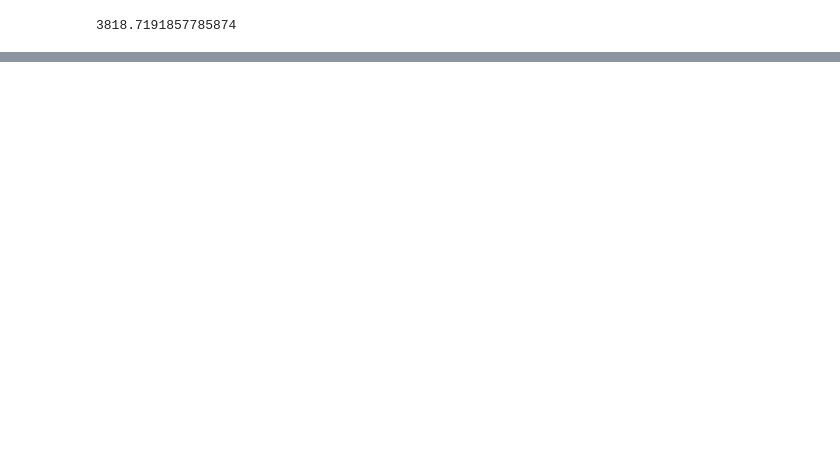
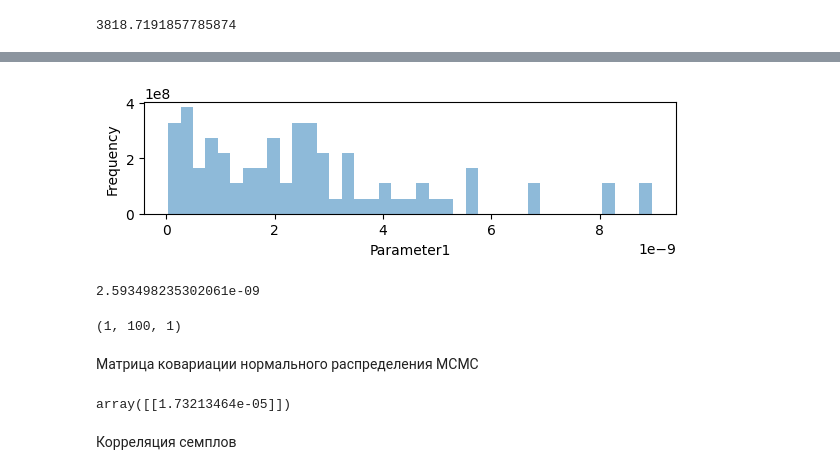
Before and after one commit to AnfimovAleksandr/mag_diploma, a Jupyter notebook: Непараметрический_2.ipynb, the cells around one changed output, grey strips where cells are left out. Saved outputs shown, nothing was run; the diff lists cells and outputs as text; code cells hidden in the pictures; blank space fills up the shorter version.

```diff
--- a/Непараметрический_2.ipynb
+++ b/Непараметрический_2.ipynb
@@ -1534,0 +1639,13 @@ AttributeError: module 'numpy' has no attribute 'product'
+# %%
+n_chains = 1
+xs = [[h]]
+mcmc = pints.MCMCController(logpdf, n_chains, xs,  method= pints.SliceStepoutMCMC)
+# mcmc.set_parallel(parallel = 2)
+
+# for sampler in mcmc.samplers():
+#     sampler.set_target_acceptance_rate()
+
+mcmc.set_max_iterations(100)
+# mcmc.set_parallel(parallel=4)
+
+chains = mcmc.run()
@@ -1534,0 +1667,21 @@ AttributeError: module 'numpy' has no attribute 'product'
+# %%
+pints.plot.histogram(chains[:, 20::, :])
+plt.show()
+# %% [output]
+[figure, added]
+# %%
+chains[:, 20::, :].mean()
+# %% [output]
+2.593498235302061e-09
+# %%
+chains.shape
+# %% [output]
+(1, 100, 1)
+# %% [markdown]
+Матрица ковариации нормального распределения MCMC
+# %%
+mcmc.samplers()[0]._sigma0
+# %% [output]
+array([[1.73213464e-05]])
+# %% [markdown]
+Корреляция семплов
```
Also changed, not shown: parts of 20 cells of this notebook, 1 other file.
